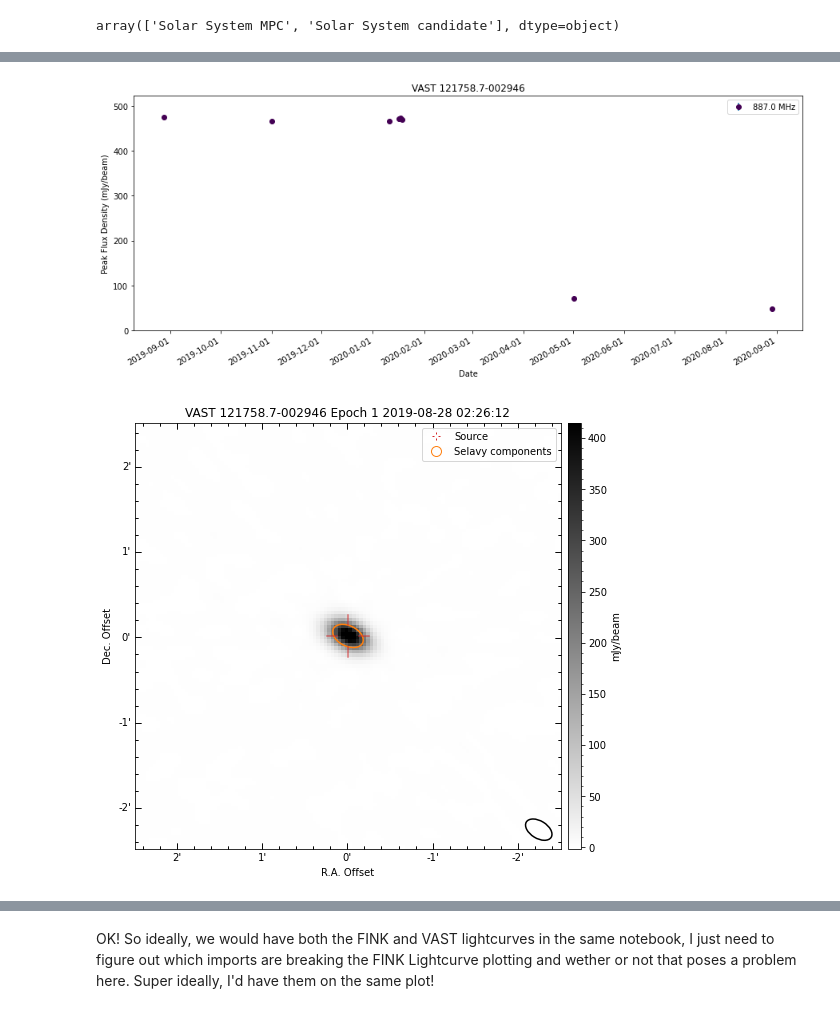
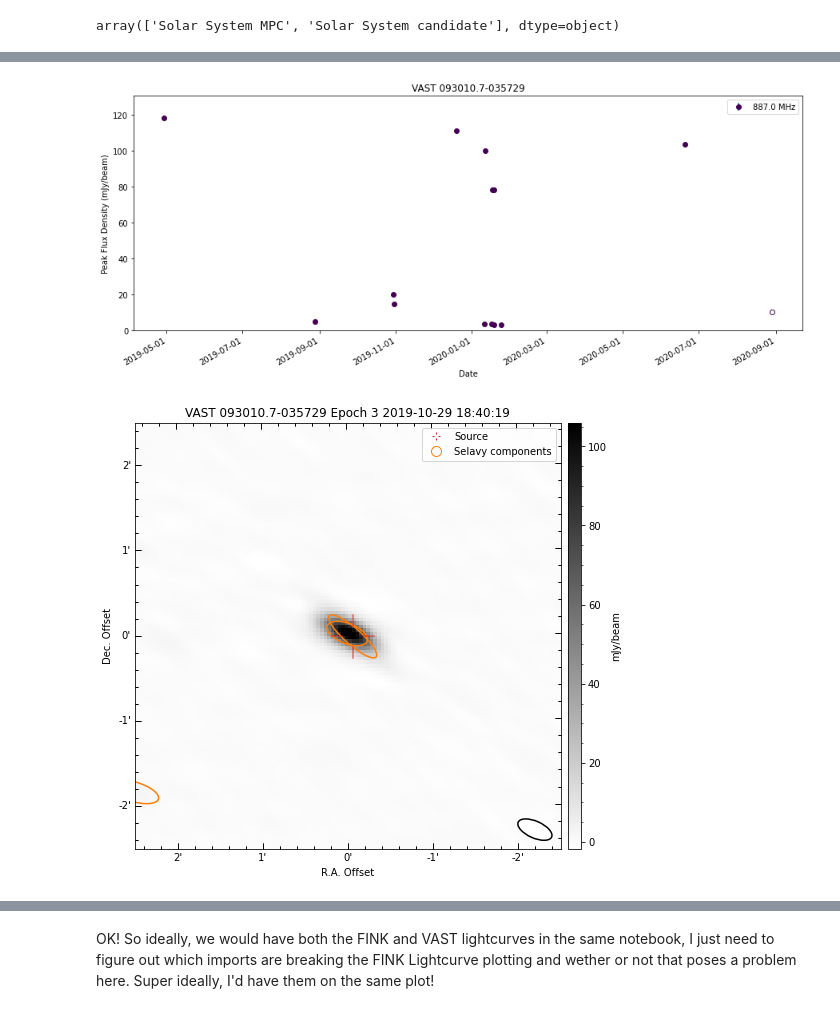
Before and after one commit to CallanG258/Project_VAST_FINK, a Jupyter notebook: VAST_Lightcurve_Plotting.ipynb, the cells around one changed output, grey strips where cells are left out. Drawn from its saved outputs; the diff is of its cells as text; code cells hidden in the pictures.

```diff
--- a/VAST_Lightcurve_Plotting.ipynb
+++ b/VAST_Lightcurve_Plotting.ipynb
@@ -188,15 +188,15 @@ family_list
 # %%
 #getting info from specific source
-star_source=my_run.get_source(3989111)
+star_source=my_run.get_source(4061906)
 # %%
 #plotting the light curve of that specific source
 star_source.plot_lightcurve(figsize=(15,6))
 # %% [output]
-[figure, old version]
+[figure, new version]
 # %%
-star_source.show_png_cutout('1')
+star_source.show_png_cutout('3')
 # %% [output]
-[figure, old version]
+[figure, new version]
 # %%
 star_source.show_all_png_cutouts(columns=3, figsize=(10,10))
 # %% [output]
```
Also changed, not shown: parts of 2 cells of this notebook, 1 other file.
